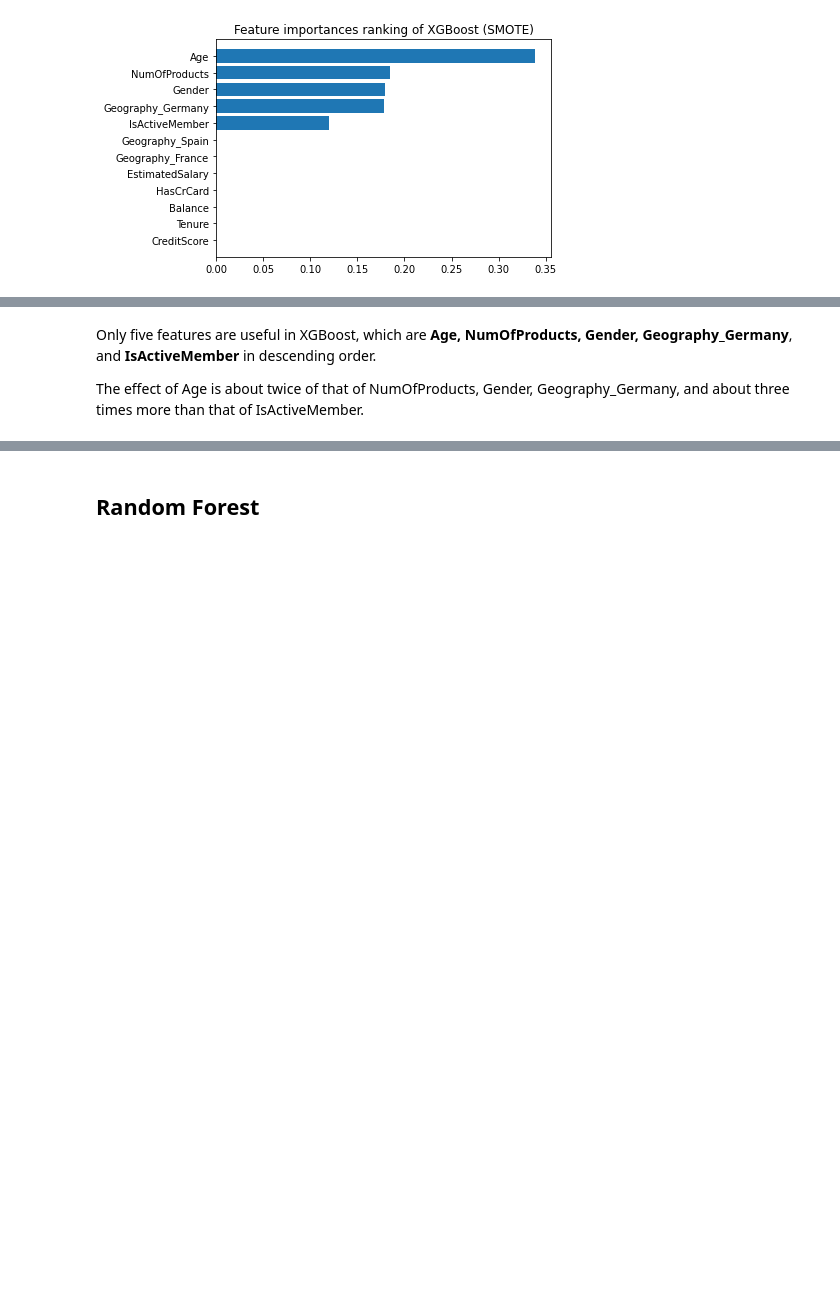
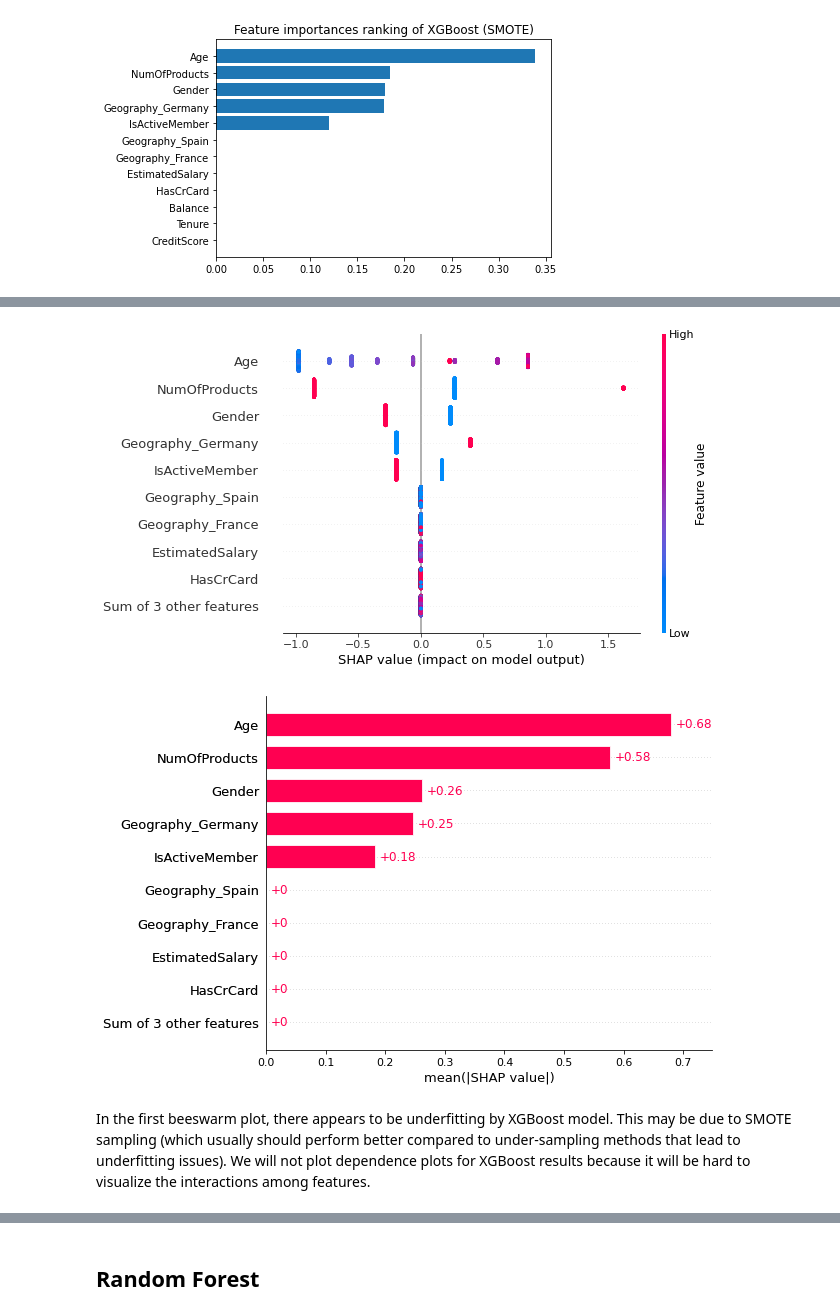
Before and after one commit to karajyr/imbalanced_classification_churn_prediction, a Jupyter notebook: Customer_Churn_Prediction.ipynb, the cells around one changed output, grey strips where cells are left out. Drawn from its saved outputs; the diff is of its cells as text; code cells hidden in the pictures; blank space fills up the shorter version.

```diff
--- a/Customer_Churn_Prediction.ipynb
+++ b/Customer_Churn_Prediction.ipynb
@@ -605,22 +554,0 @@ def grid_search(model, xtrain, ytrain, grid, scorers, refit_score='recall_score'
-# %%
-# wrapper function for conducting grid search with SMOTE oversampling
-def grid_search_smote(model, xtrain, ytrain, grid, scorers, refit_score='recall_score', plot=False):
-    '''
-    fits a GridSearchCV classifier using refit_score for optimization(refit on the best model according to refit_score)
-    '''
-    smote = SMOTE(random_state=0)
-    pipeline = Pipeline([
-                    ('smote', smote),
-                    ('model', model)
-                    ])
-    # grid search logistic regression training with 5-fold cross validation
-    Grid_cv = GridSearchCV(pipeline, grid, scoring=scorers, refit=refit_score,
-                           cv=5, return_train_score=True)
-    Grid_cv.fit(xtrain, ytrain)
-    # print the best hyperparameter combination
-    print_grid_search_metrics(Grid_cv)
-    # plotting the result
-    if plot:
-        plot_grid_search_metrics(Grid_cv)
-
-    return Grid_cv
@@ -649,3 +555,12 @@ def grid_search_smote(model, xtrain, ytrain, grid, scorers, refit_score='recall_
+# %%
+#oversample with smote for model with tuned parameters without using pipeline; for downstream use with SHAP in feature importance
+def smote_shap(model, xtrain, ytrain):
+    smote = SMOTE(random_state=42)
+    x_train_sm, y_train_sm = smote.fit_resample(xtrain, ytrain)
+    # train model
+    clf = model
+    clf.fit(x_train_sm, y_train_sm)
+    return clf
 # %% [markdown]
 ### Logistic Regression
 Two regularization methods for logisitc regression are lasso (l1) and ridge (l2). These methods utilize gradient descent to iteratively find parameters (coefficients) of a function logistic function that minimizes the log loss. Logistic regression has no closed analytical solution which is why it needs gradient descent to minimize loss.
@@ -956,4 +858,16 @@ Feature importance ranking of XGBoost Model(SMOTE):
-# %% [markdown]
-Only five features are useful in XGBoost, which are **Age, NumOfProducts, Gender, Geography_Germany**, and **IsActiveMember** in descending order.
-
-The effect of Age is about twice of that of NumOfProducts, Gender, Geography_Germany, and about three times more than that of IsActiveMember.
+# %%
+#manual apply SMOTE to optimal model for feeding to SHAP without pipeline
+sm_xgb = smote_shap(best_xgbsm[-1], X_train, y_train)
+explainer = shap.TreeExplainer(sm_xgb)
+shap_values = explainer.shap_values(X_test)
+tmp = shap.Explanation(shap_values, data=X_test, feature_names=list(X_train.columns))
+
+#plot SHAP global feature importance
+shap.plots.beeswarm(tmp)
+# shap.summary_plot(shap_values, X_test, plot_type='bar')
+shap.plots.bar(tmp)
+# %% [output]
+[figure, added]
+[figure, added]
+# %% [markdown]
+In the first beeswarm plot, there appears to be underfitting by XGBoost model. This may be due to SMOTE sampling (which usually should perform better compared to under-sampling methods that lead to underfitting issues). We will not plot dependence plots for XGBoost results because it will be hard to visualize the interactions among features.
```
Also changed, not shown: parts of 71 cells of this notebook.
